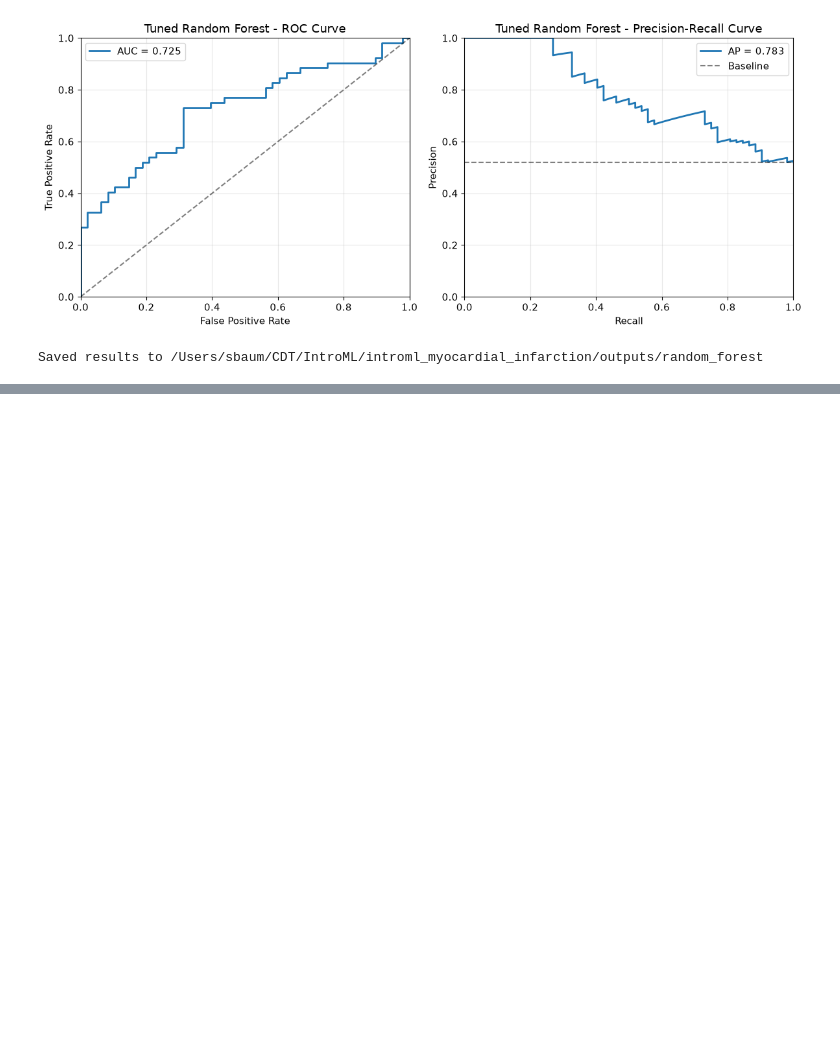
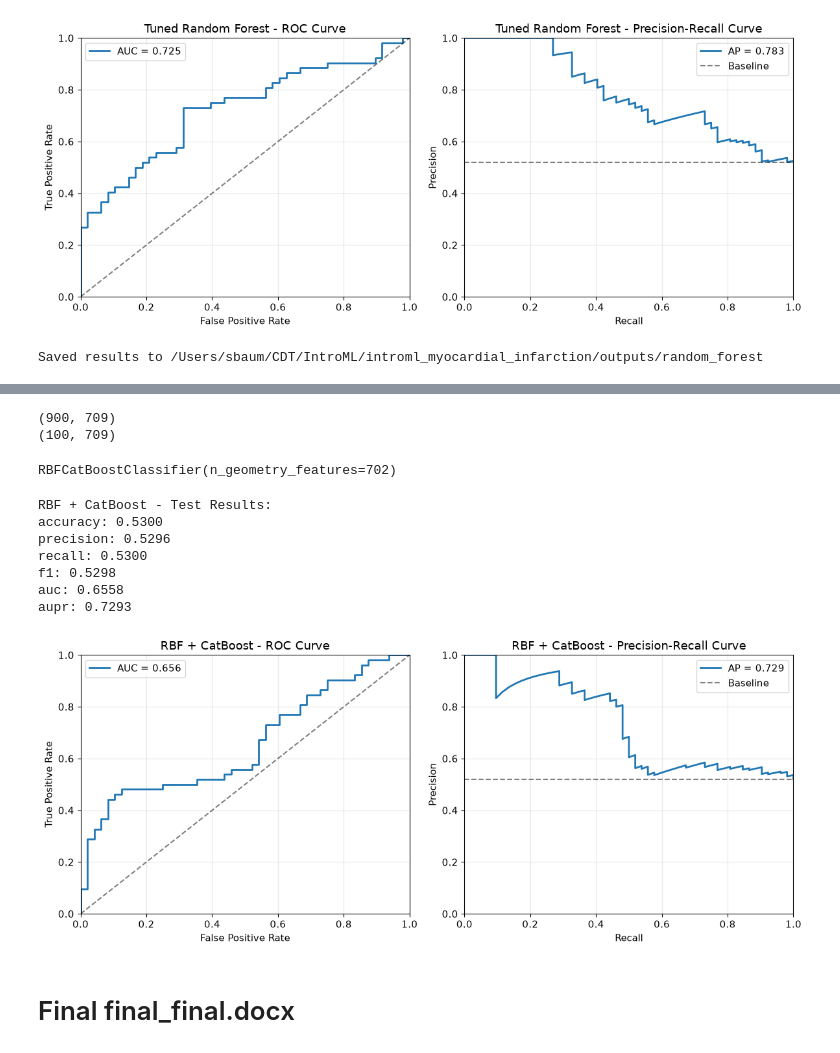
Before and after one commit to shilohbaum/introml_myocardial_infarction, a Jupyter notebook: notebooks/prediction.ipynb, the cells around one changed output, grey strips where cells are left out. Drawn from its saved outputs; the diff is of its cells as text; code cells hidden in the pictures; blank space fills up the shorter version.

Commit message:
with RBF and RF results on real test

```diff
--- a/notebooks/prediction.ipynb
+++ b/notebooks/prediction.ipynb
@@ -599,0 +614,13 @@ Saved results to /Users/sbaum/CDT/IntroML/introml_myocardial_infarction/outputs/
+# %%
+from src.introml_myocardial_infarction.geometry_features import feature_matrix
+
+geometry_train = feature_matrix(train_data).to_numpy(
+    dtype=np.float32
+)
+
+geometry_test = feature_matrix(test_data).to_numpy(
+    dtype=np.float32
+)
+
+print(geometry_train.shape)
+print(geometry_test.shape)
@@ -599,0 +640,64 @@ Saved results to /Users/sbaum/CDT/IntroML/introml_myocardial_infarction/outputs/
+# %%
+n_spatial_features = X_train.shape[1] - len(metadata_cols)
+
+metadata_train = X_train[:, n_spatial_features:]
+metadata_test = X_test[:, n_spatial_features:]
+
+X_train_rbf = np.concatenate(
+    [geometry_train, metadata_train],
+    axis=1,
+)
+
+X_test_rbf = np.concatenate(
+    [geometry_test, metadata_test],
+    axis=1,
+)
+
+n_geometry_features = geometry_train.shape[1]
+
+print(X_train_rbf.shape)
+print(X_test_rbf.shape)
+# %% [output]
+(900, 709)
+(100, 709)
+# %%
+import importlib
+import src.models.rbf_catboost as rbf
+import src.models.model as models
+
+importlib.reload(rbf)
+importlib.reload(models)
+
+model = models.create_rbf_catboost(
+    n_geometry_features=geometry_train.shape[1],
+    seed=42,
+    threads=2,
+)
+
+print(model)
+# %% [output]
+RBFCatBoostClassifier(n_geometry_features=702)
+# %%
+model = train_model(
+    model,
+    X_train_rbf,
+    y_train,
+)
+# %%
+rbf_metrics = plot_model_results(
+    model,
+    X_test_rbf,
+    y_test,
+    model_name="RBF + CatBoost",
+)
+# %% [output]
+RBF + CatBoost - Test Results:
+accuracy: 0.5300
+precision: 0.5296
+recall: 0.5300
+f1: 0.5298
+auc: 0.6558
+aupr: 0.7293
+[figure, added]
+# %% [markdown]
+# Final final_final.docx
```
Also changed, not shown: parts of 5 cells of this notebook, 5 other files.
